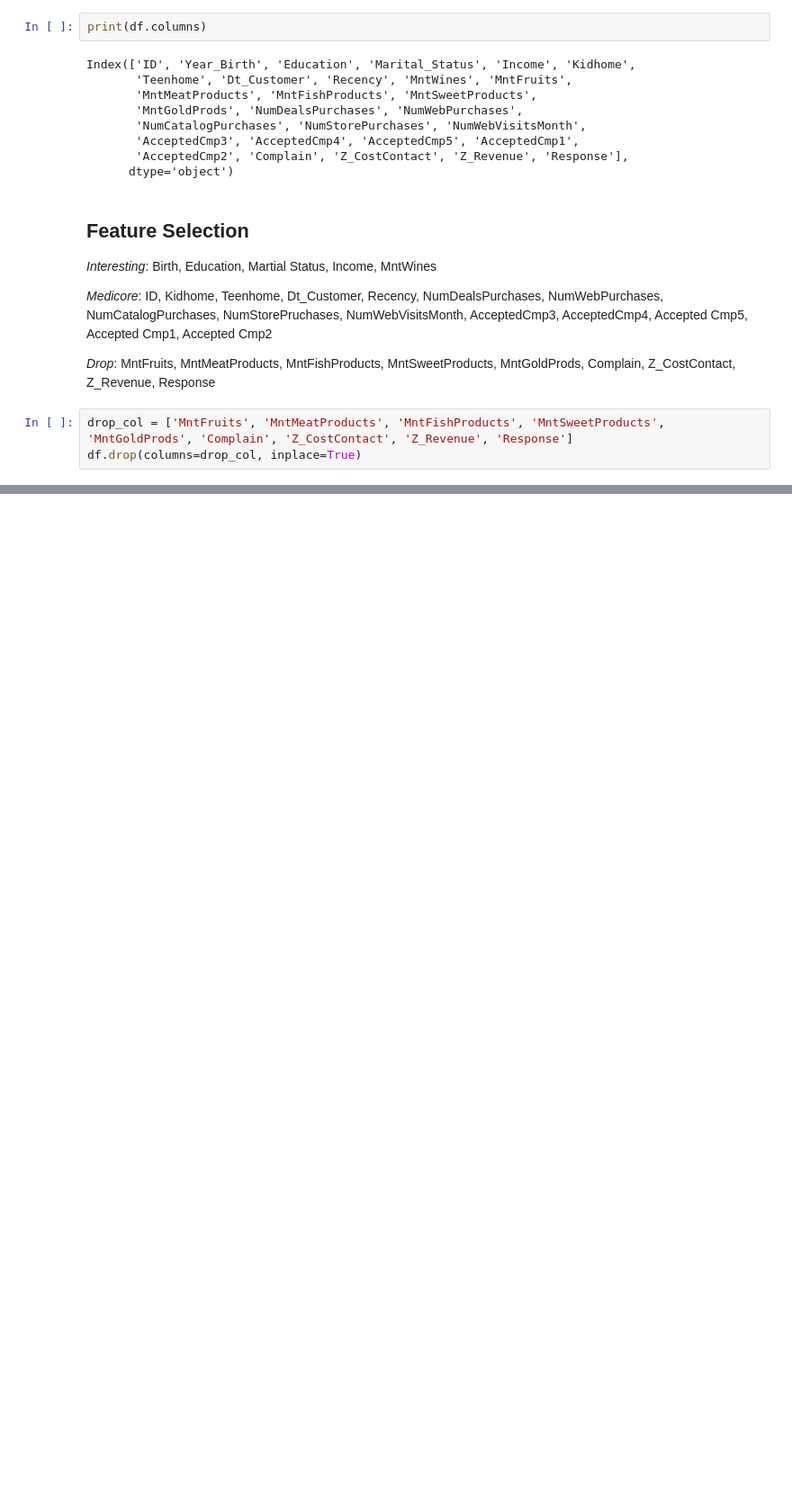
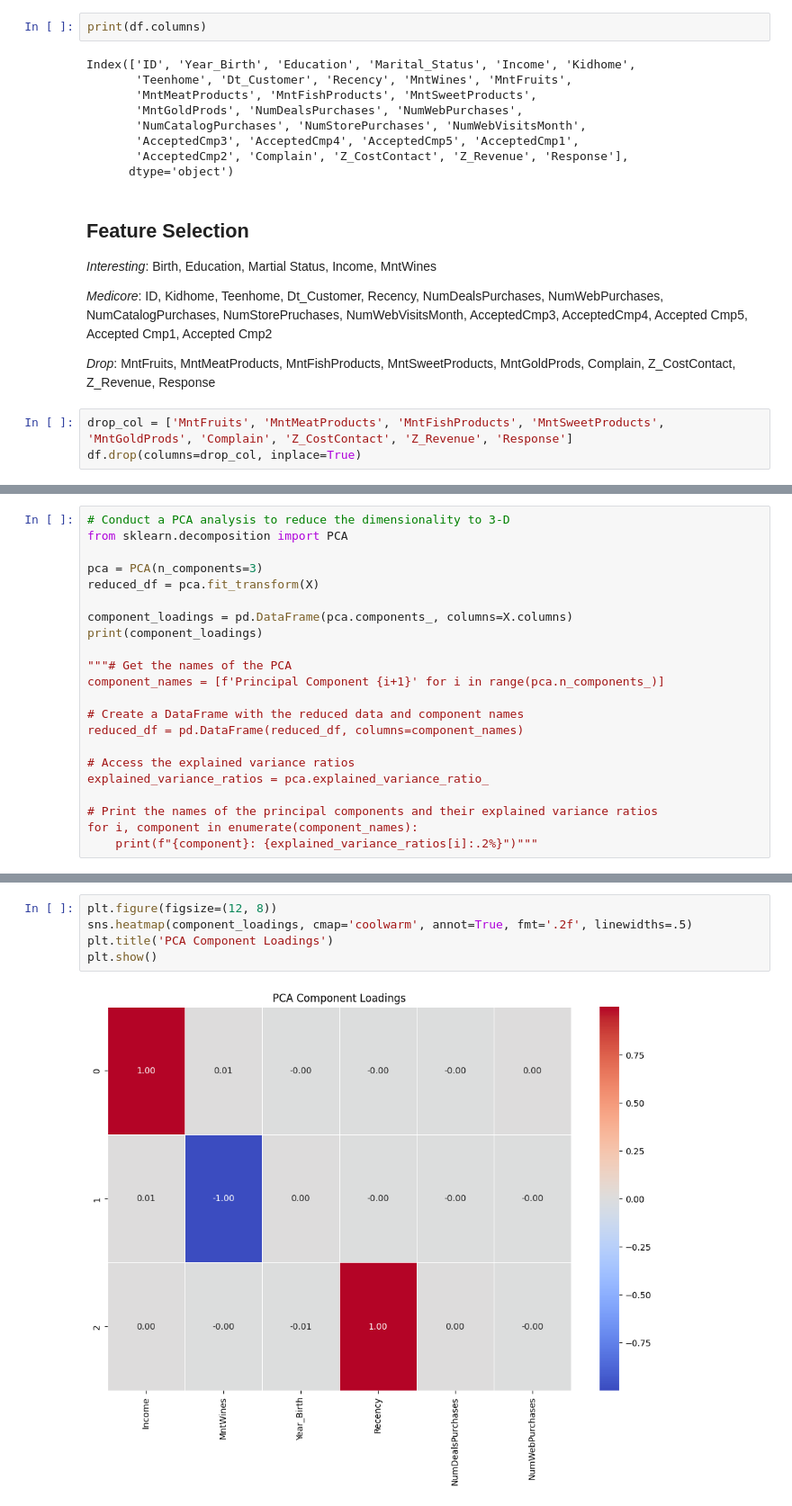
Before and after one commit to DenisSobczyk/Customer_Segmentation, a Jupyter notebook: app.ipynb, the cells around one changed output, grey strips where cells are left out. Shown: that part at 90% size. Cells and saved outputs as stored; diff of their text form; blank space fills up the shorter version.

```diff
--- a/app.ipynb
+++ b/app.ipynb
@@ -101,0 +125,22 @@ sth
+# %%
+# Conduct a PCA analysis to reduce the dimensionality to 3-D
+from sklearn.decomposition import PCA
+
+pca = PCA(n_components=3)
+reduced_df = pca.fit_transform(X)
+
+component_loadings = pd.DataFrame(pca.components_, columns=X.columns)
+print(component_loadings)
+
+"""# Get the names of the PCA
+component_names = [f'Principal Component {i+1}' for i in range(pca.n_components_)]
+
+# Create a DataFrame with the reduced data and component names
+reduced_df = pd.DataFrame(reduced_df, columns=component_names)
+
+# Access the explained variance ratios
+explained_variance_ratios = pca.explained_variance_ratio_
+
+# Print the names of the principal components and their explained variance ratios
+for i, component in enumerate(component_names):
+    print(f"{component}: {explained_variance_ratios[i]:.2%}")"""
@@ -101,0 +186,7 @@ sth
+# %%
+plt.figure(figsize=(12, 8))
+sns.heatmap(component_loadings, cmap='coolwarm', annot=True, fmt='.2f', linewidths=.5)
+plt.title('PCA Component Loadings')
+plt.show()
+# %% [output]
+[figure, added]
```
Also changed, not shown: parts of 12 cells of this notebook.
